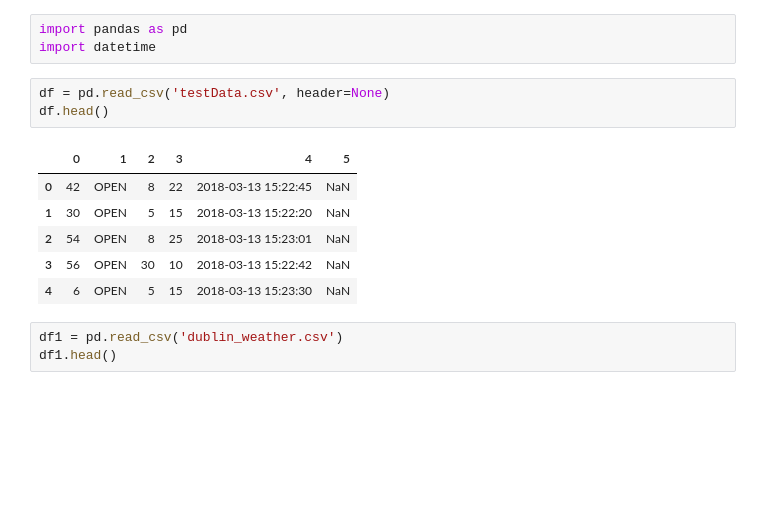
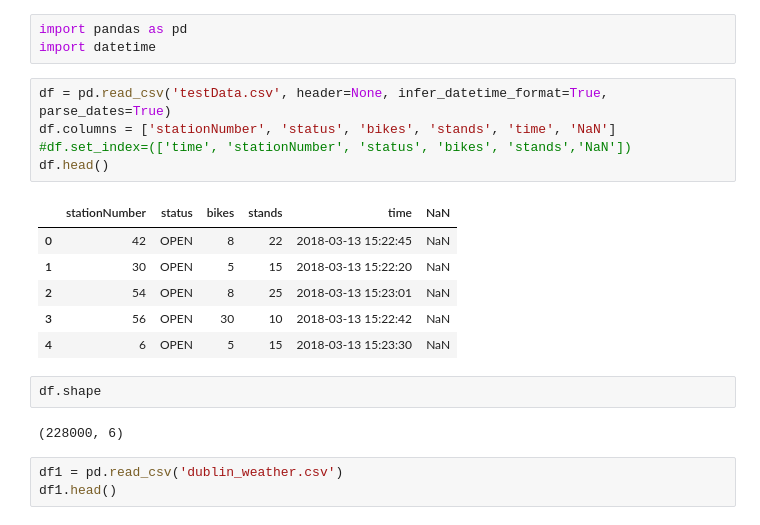
Before and after one commit to obyrned1/Group20_COMP30670_Project, a Jupyter notebook: flaskapp/app/prediction_model.ipynb, the cells around one changed output. Drawn from its saved outputs; the diff is of its cells as text; blank space fills up the shorter version.

```diff
--- a/flaskapp/app/prediction_model.ipynb
+++ b/flaskapp/app/prediction_model.ipynb
@@ -2,15 +2,21 @@
 import pandas as pd
 import datetime
 # %%
-df = pd.read_csv('testData.csv', header=None)
+df = pd.read_csv('testData.csv', header=None, infer_datetime_format=True, parse_dates=True)
+df.columns = ['stationNumber', 'status', 'bikes', 'stands', 'time', 'NaN']
+#df.set_index=(['time', 'stationNumber', 'status', 'bikes', 'stands','NaN'])
 df.head()
 # %% [output]
-|  | 0 | 1 | 2 | 3 | 4 | 5 |
+|  | stationNumber | status | bikes | stands | time | NaN |
 | 0 | 42 | OPEN | 8 | 22 | 2018-03-13 15:22:45 | NaN |
 | 1 | 30 | OPEN | 5 | 15 | 2018-03-13 15:22:20 | NaN |
 | 2 | 54 | OPEN | 8 | 25 | 2018-03-13 15:23:01 | NaN |
 | 3 | 56 | OPEN | 30 | 10 | 2018-03-13 15:22:42 | NaN |
 | 4 | 6 | OPEN | 5 | 15 | 2018-03-13 15:23:30 | NaN |
+# %%
+df.shape
+# %% [output]
+(228000, 6)
 # %%
 df1 = pd.read_csv('dublin_weather.csv')
 df1.head()
```
Also changed, not shown: parts of 21 cells of this notebook.
